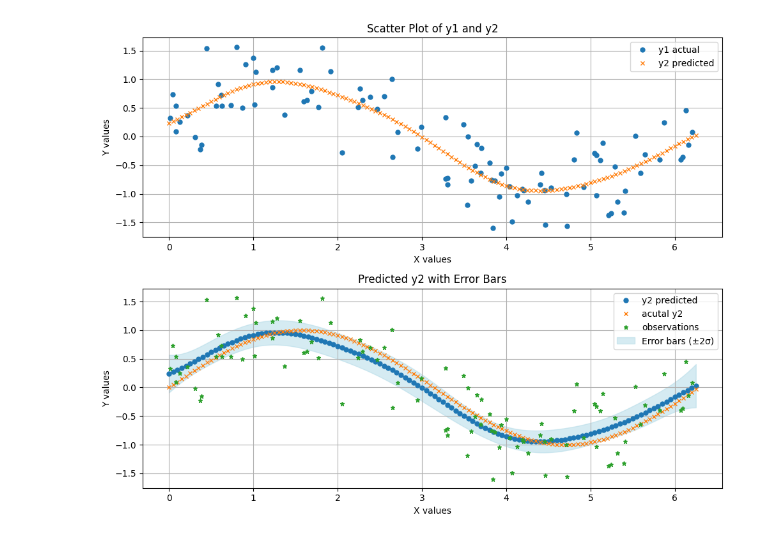
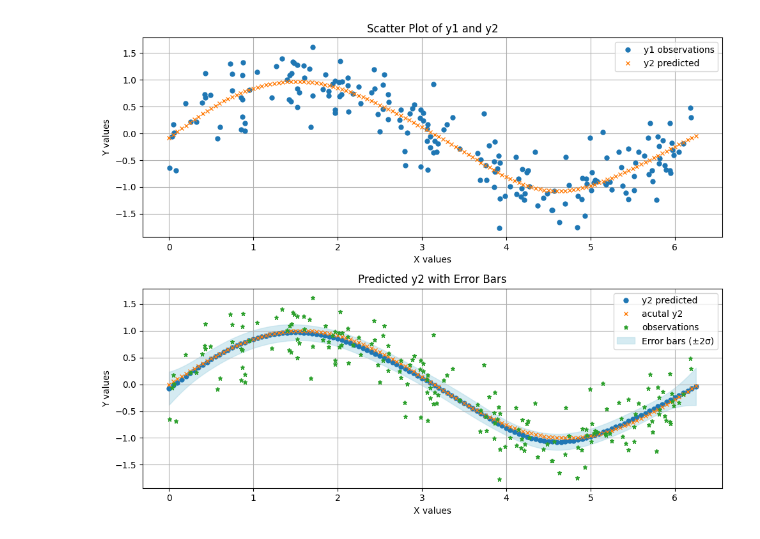
Before and after one commit to sean-parry/GaussianProcesses, a Jupyter notebook: GaussainProcNoisyObservations.ipynb, the cells around one changed output. Cells and saved outputs as stored; diff of their text form; code cells hidden in the pictures.

Commit message:
changed plot

```diff
--- a/GaussainProcNoisyObservations.ipynb
+++ b/GaussainProcNoisyObservations.ipynb
@@ -75,7 +75,7 @@ def plot_all(x1_arr,x2_arr,y1_arr,y2_arr,covar_x2_mat):
     fig, ax = plt.subplots(2, 1, figsize=(10, 8))
 
     # First subplot: Scatter plot of y1_arr and y2_arr
-    ax[0].plot(x1_arr, y1_arr, 'o', label='y1 actual', markersize=5)
+    ax[0].plot(x1_arr, y1_arr, 'o', label='y1 observations', markersize=5)
     ax[0].plot(x2_arr, y2_arr, 'x', label='y2 predicted', markersize=5)
     ax[0].set_title('Scatter Plot of y1 and y2')
     ax[0].set_xlabel('X values')
@@ -86,32 +86,32 @@ def plot_all(x1_arr,x2_arr,y1_arr,y2_arr,covar_x2_mat):
     # Second subplot: Predictions with error bars
     ax[1].plot(x2_arr, y2_arr, 'o', label='y2 predicted', markersize=5)
     ax[1].plot(x2_arr,y2_actual, 'x', label='acutal y2', markersize=5)
     ax[1].plot(x1_arr,y1_arr, '*',label='observations', markersize=5)
     ax[1].fill_between(x2_arr, y2_arr - error_bars, y2_arr + error_bars,
                       color='lightblue', alpha=0.5, label='Error bars (±2σ)')
     ax[1].set_title('Predicted y2 with Error Bars')
 
     ax[1].set_xlabel('X values')
     ax[1].set_ylabel('Y values')
     ax[1].legend()
     ax[1].grid()
 
     # Adjust layout and show the plot
     plt.tight_layout()
     plt.show()
 
 
 def main():
-    x1_arr = np.random.rand(100)*np.pi*2
+    x1_arr = np.random.rand(200)*np.pi*2
     # x1_arr = np.arange(0,np.pi*2, 1.5)
     y1_arr_n = noisy_observations(x1_arr, 0.4)
     x2_arr = np.arange(0,2*np.pi,0.05)
     covar_mat = gen_covar_mat(x1_arr,x2_arr, 1, rbf_kernel)
 
     y_x2_c_x1, covar_x2_mat = solve_gp(covar_mat, y1_arr_n, x1_arr, 0.15)
     plot_all(x1_arr, x2_arr, y1_arr_n,y_x2_c_x1,covar_x2_mat)
     return
 
 main()
 # %% [output]
-[figure, old version]
+[figure, new version]
```
